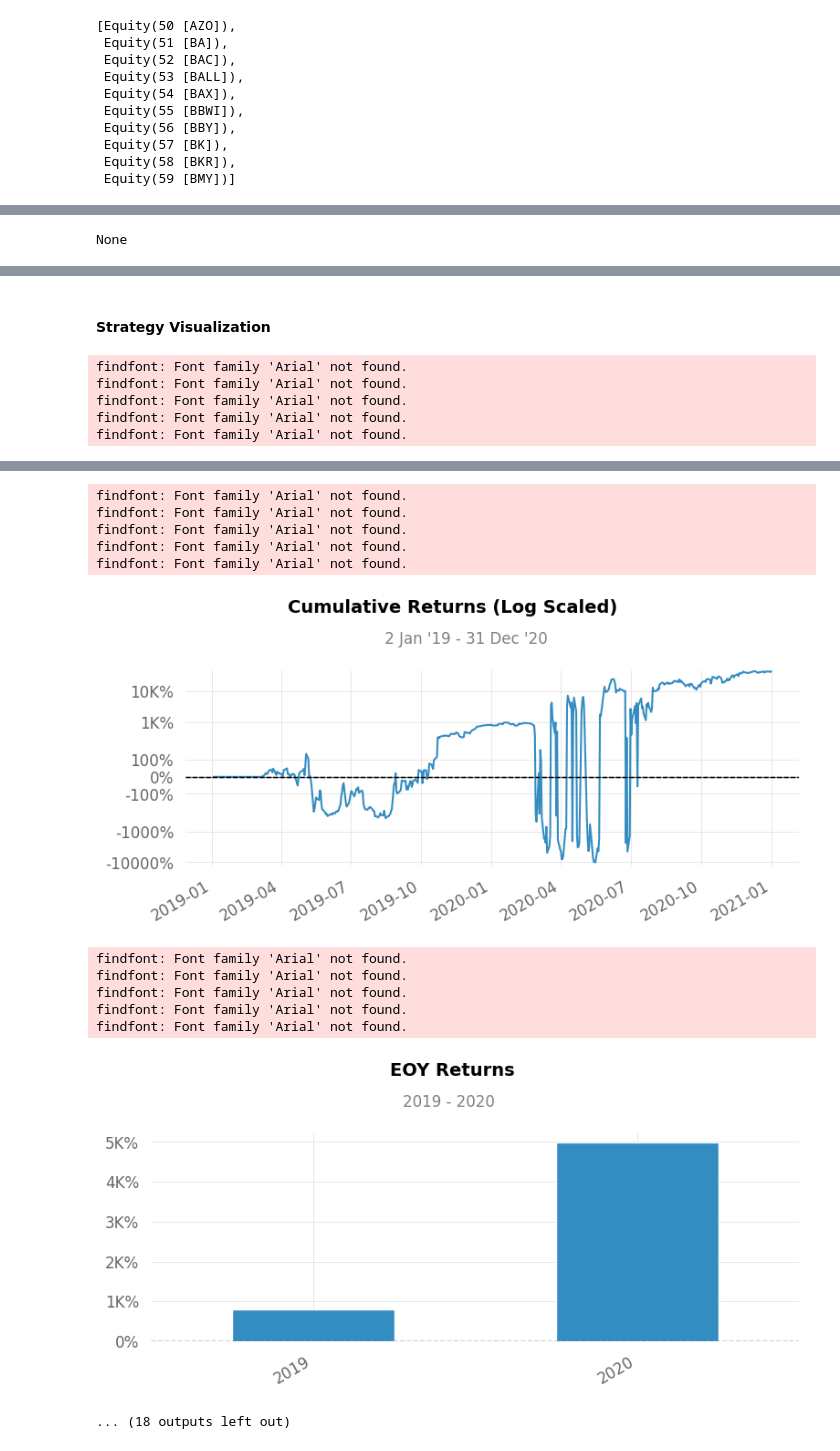
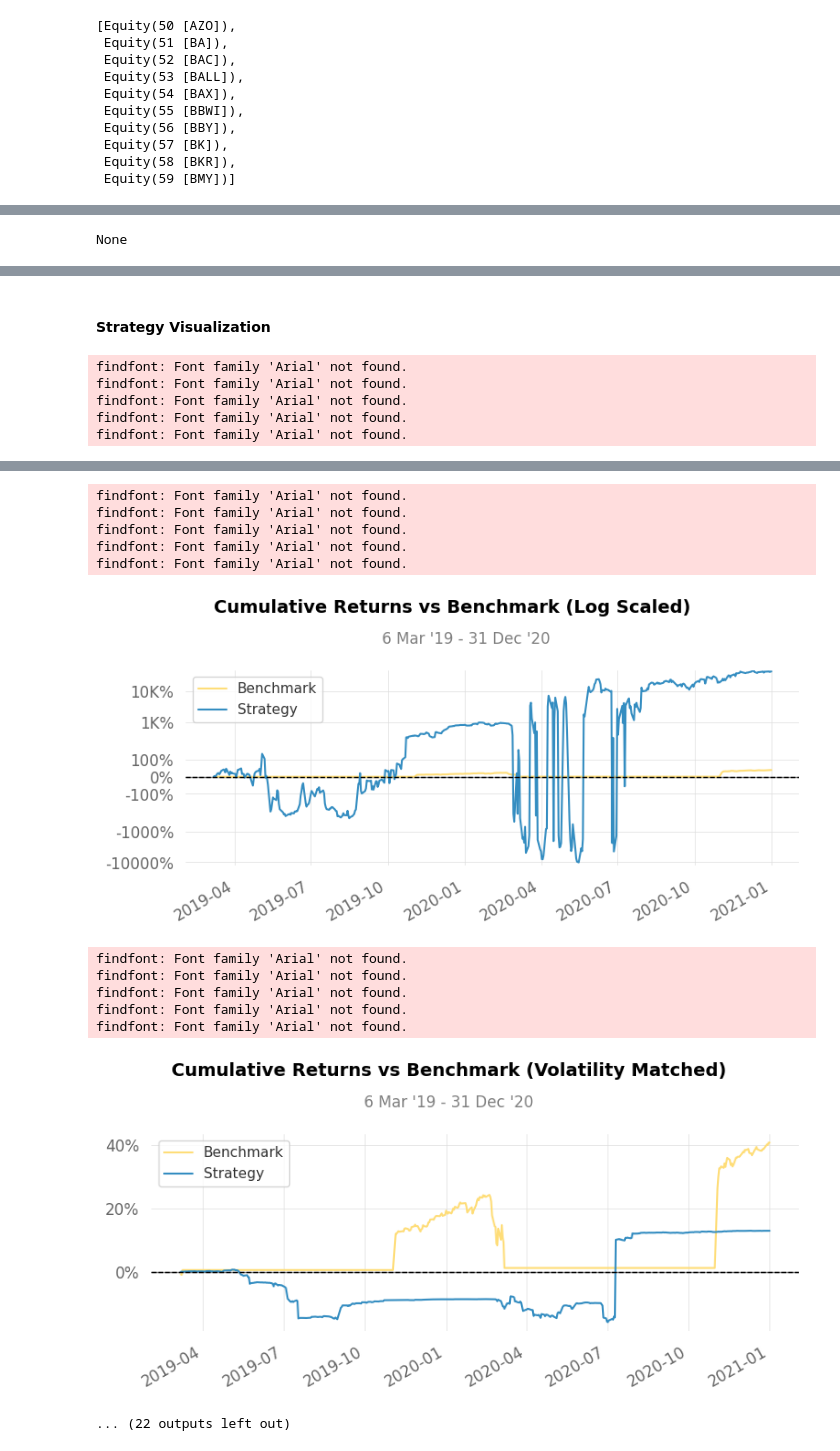
Before and after one commit to Akib-Raihan-4/Trading_With_Python, a Jupyter notebook: Zipline/RSI_Strategy.ipynb, the cells around one changed output, grey strips where cells are left out. Drawn from its saved outputs; the diff is of its cells as text; code cells hidden in the pictures.

Commit message:
added benchmark

```diff
--- a/Zipline/RSI_Strategy.ipynb
+++ b/Zipline/RSI_Strategy.ipynb
@@ -97,9 +97,9 @@ def handle_data(context, data):
             price = data.current(asset, 'price')
 
             if rsi_value > 70:
-                order_target_percent(asset, -10, stop_price=(price*0.90))
+                order_target_percent(asset, -10, stop_price=(price*0.50))
             elif rsi_value < 30:
-                order_target_percent(asset, 10, stop_price=(price * 0.90))
+                order_target_percent(asset, 10, stop_price=(price * 0.50))
             else:
                 order_target(asset, 0)
 
@@ -118,3 +118,9 @@ results = run_algorithm(
     bundle='spStocks',
     data_frequency='daily',
 )
+# %%
+results.index = pd.to_datetime(results.index).tz_convert(None)
+
+start = results.index[0]
+end = results.index[-1]
+benchmark = yf.download("^OEX", start=start, end=end)["Close"].pct_change()
@@ -121,4 +129,4 @@ results = run_algorithm(
 # %%
-qs.reports.full(results.returns)
+qs.reports.full(results.returns,benchmark= benchmark)
 # %% [output]
 Performance Metrics
@@ -157,13 +165,13 @@ findfont: Font family 'Arial' not found.
 findfont: Font family 'Arial' not found.
 findfont: Font family 'Arial' not found.
 findfont: Font family 'Arial' not found.
 findfont: Font family 'Arial' not found.
 findfont: Font family 'Arial' not found.
-[figure, old version]
+[figure, new version]
 findfont: Font family 'Arial' not found.
 findfont: Font family 'Arial' not found.
 findfont: Font family 'Arial' not found.
 findfont: Font family 'Arial' not found.
 findfont: Font family 'Arial' not found.
-[figure, old version]
+[figure, new version]
-... (18 outputs left out)
+... (22 outputs left out)
```
Also changed, not shown: parts of 2 cells of this notebook.
